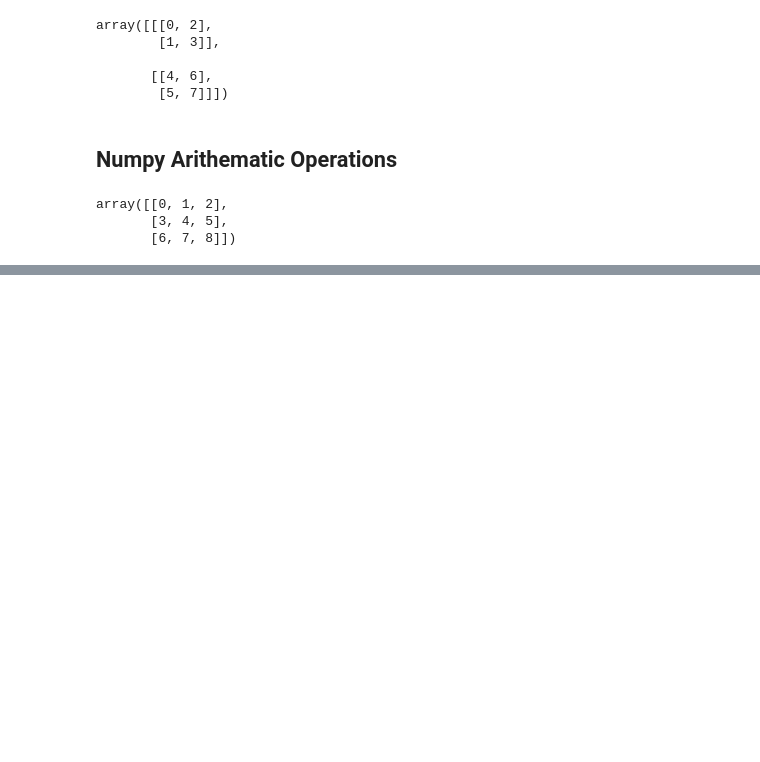
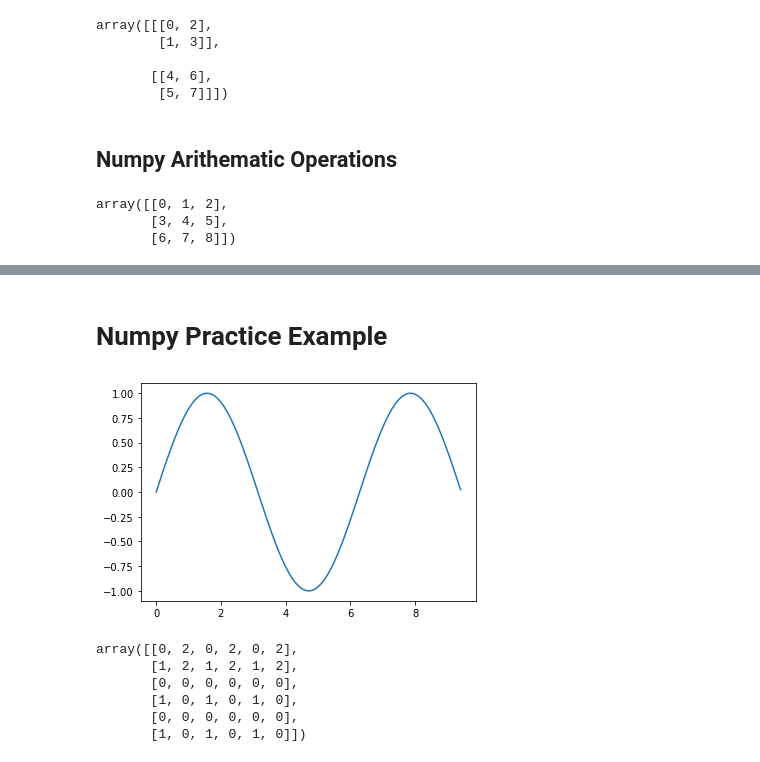
Before and after one commit to ShayneLin-webbuilder/Notes, a Jupyter notebook: DataAnalytics/ipynb/tutorial/Numpy2.ipynb, the cells around one changed output, grey strips where cells are left out. Drawn from its saved outputs; the diff is of its cells as text; code cells hidden in the pictures; blank space fills up the shorter version.

```diff
--- a/DataAnalytics/ipynb/tutorial/Numpy2.ipynb
+++ b/DataAnalytics/ipynb/tutorial/Numpy2.ipynb
@@ -109,0 +375,28 @@ array([10, 10, 10])
+# %% [markdown]
+# Numpy Practice Example
+# %%
+#Now using numpy and matplotlib, let us try to plot a sin graph
+import numpy as np
+import matplotlib.pyplot as plt
+
+x= np.arange(0,3*np.pi,0.1)
+y = np.sin(x)
+plt.plot(x,y)
+plt.show()
+# %% [output]
+[figure, added]
+# %%
+# Create a 6*6 two-dimensional array, and let 1 and 0 be placed
+# alternatively across the diagonals
+
+Z = np.zeros((6,6),dtype=int)
+Z[1::2,::2] = 1
+Z[:2,1::2] = 2
+Z
+# %% [output]
+array([[0, 2, 0, 2, 0, 2],
+       [1, 2, 1, 2, 1, 2],
+       [0, 0, 0, 0, 0, 0],
+       [1, 0, 1, 0, 1, 0],
+       [0, 0, 0, 0, 0, 0],
+       [1, 0, 1, 0, 1, 0]])
```
Also changed, not shown: parts of 42 cells of this notebook, 20 other files.
